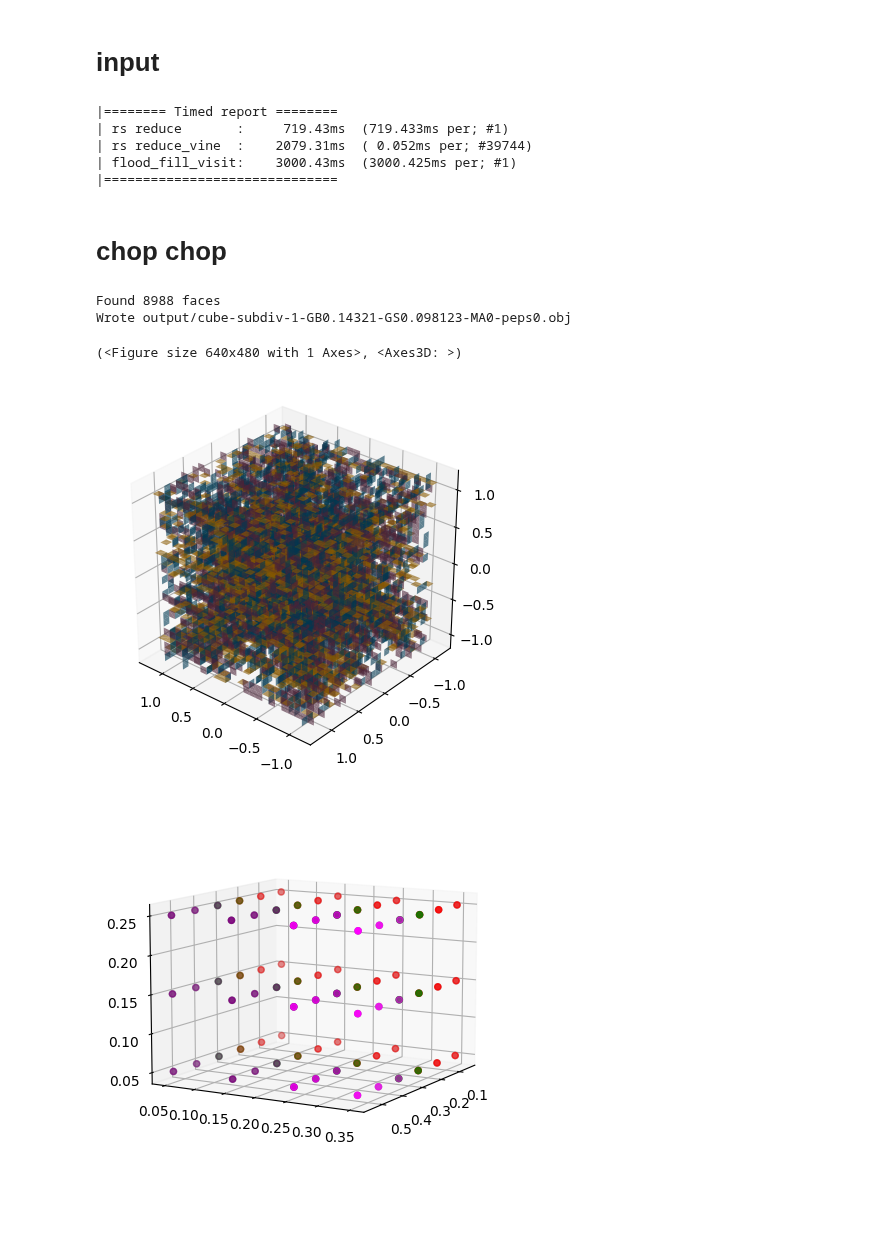
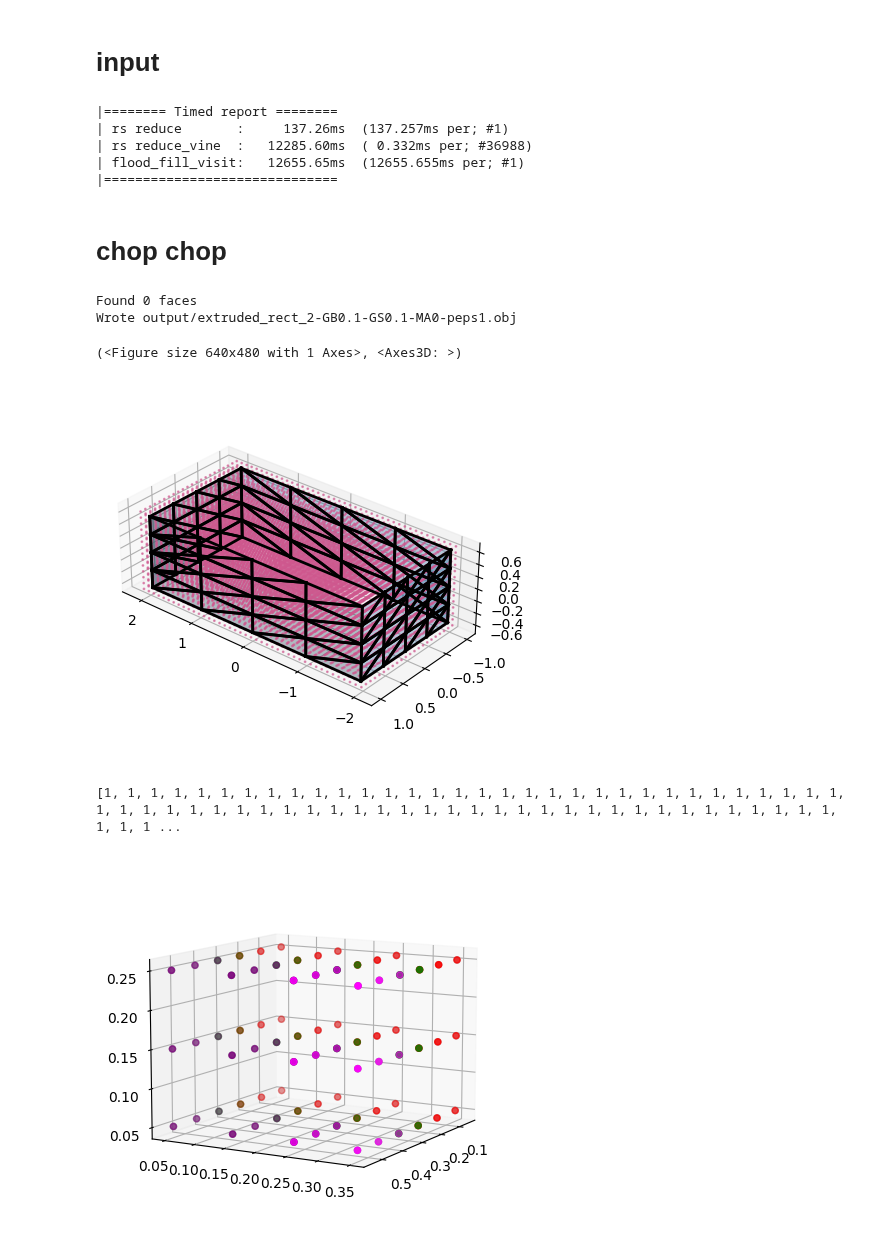
Before and after one commit to medial-ax/medial-ax, a Jupyter notebook: rustbook.ipynb, the cells around one changed output. Saved outputs shown, nothing was run; the diff lists cells and outputs as text; code cells hidden in the pictures; blank space fills up the shorter version.

```diff
--- a/rustbook.ipynb
+++ b/rustbook.ipynb
@@ -55,7 +55,7 @@ def export_obj(ex: ex.Example, complex: cplx.complex, faces: List[np.ndarray]):
 # %% [markdown]
 # input
 # %%
-example = ex.cube_2
+example = ex.rect_test2
 
 our_complex = inp.read_obj(example.filename)
 gridd = grid.Grid3.from_complex(our_complex, example.grid_size, buffer=example.grid_buffer)
@@ -92,47 +92,52 @@ with utils.Timed('flood_fill_visit'):
 utils.Timed.report()
 # %% [output]
 |======== Timed report ========
-| rs reduce       :     719.43ms  (719.433ms per; #1)
-| rs reduce_vine  :    2079.31ms  ( 0.052ms per; #39744)
-| flood_fill_visit:    3000.43ms  (3000.425ms per; #1)
+| rs reduce       :     137.26ms  (137.257ms per; #1)
+| rs reduce_vine  :   12285.60ms  ( 0.332ms per; #36988)
+| flood_fill_visit:   12655.65ms  (12655.655ms per; #1)
 |==============================
 # %% [markdown]
 # chop chop
 # %%
 faces = []
 for (old_cell, new_cell, swaps) in list_of_swaps:
   state_old = rs_states[old_cell]
   state_new = rs_states[new_cell]
   swaps = swaps.pyclone()
 
   # IN HERE YOU CAN ADJUST THE PRUNING STUFF
-  swaps.prune_coboundary(rs_complex)
-  # swaps.prune_persistence(rs_complex, state_old, state_new, 18)
+  # swaps.prune_coboundary(rs_complex)
+  # swaps.prune_persistence(rs_complex, state_old, state_new, 0.01)
   # if example.prune_dist is not None:
   #   swaps.prune_euclidian(rs_complex, example.prune_dist**2)
-  swaps.prune_euclidian(rs_complex, 2.00**2)
+  # swaps.prune_euclidian(rs_complex, 1.00**2)
   # END OF PRUNING STUFF
 
   # CHOOSE MEDIAL AXIS HERE (`example.medial_axis`):
-  swaps = list(filter(lambda t: t.dim == 1, swaps.v))
+  swaps = list(filter(lambda t: t.dim == 0, swaps.v))
 
   if 0 < len(swaps):
     faces.append(gridd.dual_face(old_cell, new_cell))
 print(f'Found {len(faces)} faces')
 export_obj(example, our_complex, faces)
 ourplot.plot_vineyard_results(
   our_complex,
   gridd,
   faces,
   CameraOpt(azim=130, elev=30),
-  skip_grid=True,
-  skip_cube=True
+  # skip_grid=True,
+  # skip_cube=True
 )
 # %% [output]
-Found 8988 faces
-Wrote output/cube-subdiv-1-GB0.14321-GS0.098123-MA0-peps0.obj
+Found 0 faces
+Wrote output/extruded_rect_2-GB0.1-GS0.1-MA0-peps1.obj
 (<Figure size 640x480 with 1 Axes>, <Axes3D: >)
-[figure, old version]
+[figure, new version]
+# %%
+swaps = list(filter(lambda l: len(l) != 0, [s.v for (_,_,s) in list_of_swaps]))
+print([s.dim for ss in swaps for s in ss])
+# %% [output]
+[1, 1, 1, 1, 1, 1, 1, 1, 1, 1, 1, 1, 1, 1, 1, 1, 1, 1, 1, 1, 1, 1, 1, 1, 1, 1, 1, 1, 1, 1, 1, 1, 1, 1, 1, 1, 1, 1, 1, 1, 1, 1, 1, 1, 1, 1, 1, 1, 1, 1, 1, 1, 1, 1, 1, 1, 1, 1, 1, 1, 1, 1, 1, 1, 1, 1, 1 ...
 # %%
 import mars
 import numpy as np
```
Also changed, not shown: 3 other files.
